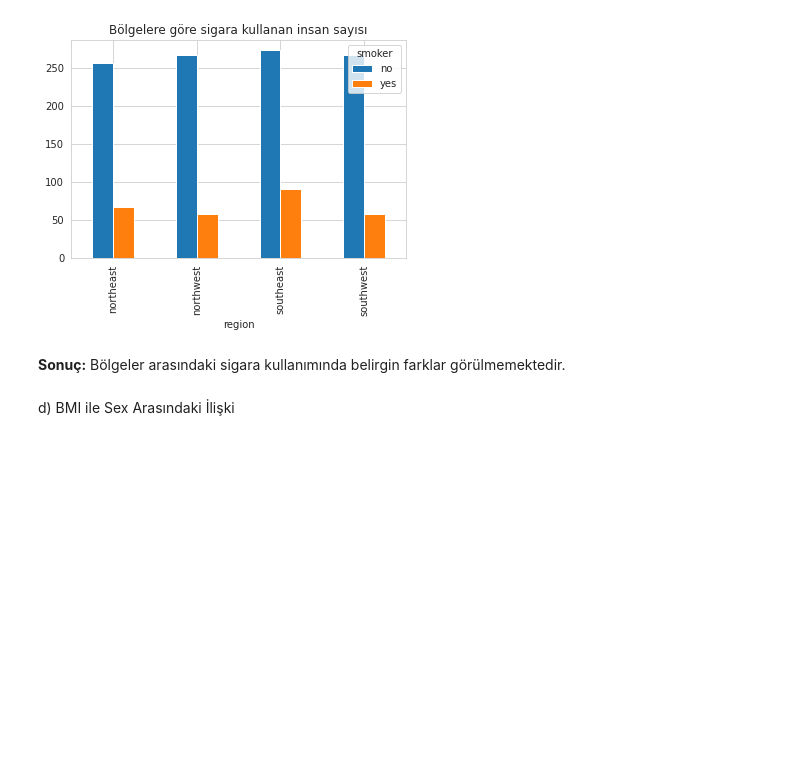
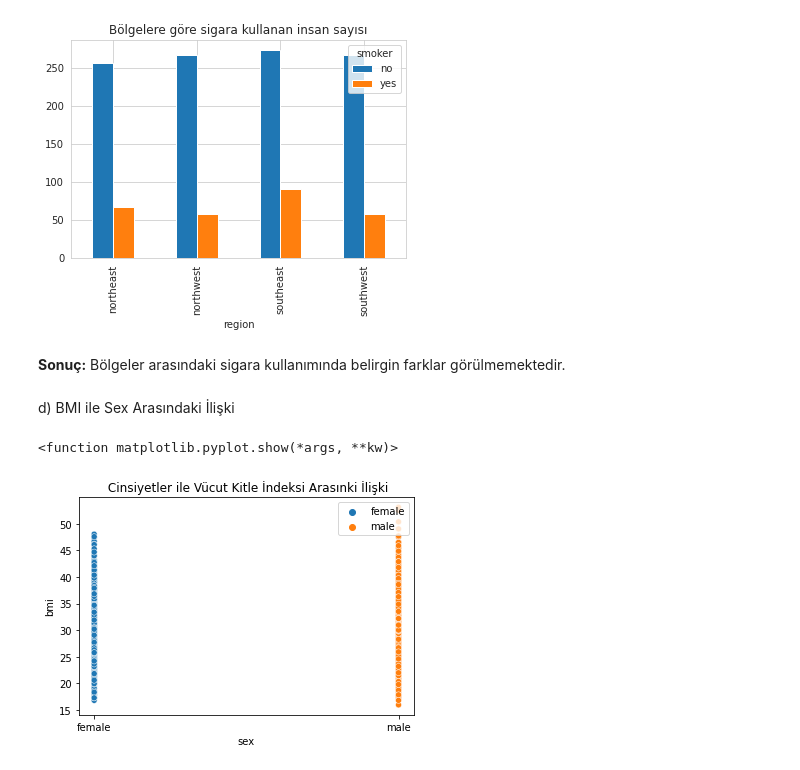
Before and after one commit to zeynepbeyzaborekci/Galobal-AI-Summer-Camp-22-, a Jupyter notebook: End_to_End_Project.ipynb, the cells around one changed output. Cells and saved outputs as stored; diff of their text form; code cells hidden in the pictures; blank space fills up the shorter version.

```diff
--- a/End_to_End_Project.ipynb
+++ b/End_to_End_Project.ipynb
@@ -118,3 +118,11 @@ plt.show()
 **Sonuç:** Bölgeler arasındaki sigara kullanımında belirgin farklar görülmemektedir.
 # %% [markdown]
 d) BMI ile Sex Arasındaki İlişki
+# %%
+sns.scatterplot(data=df, x="sex",y="bmi",hue="sex")
+plt.title(" Cinsiyetler ile Vücut Kitle İndeksi Arasınki İlişki")
+plt.legend(loc="upper right")
+plt.show
+# %% [output]
+<function matplotlib.pyplot.show(*args, **kw)>
+[figure, added]
```
Also changed, not shown: parts of 29 cells of this notebook.
